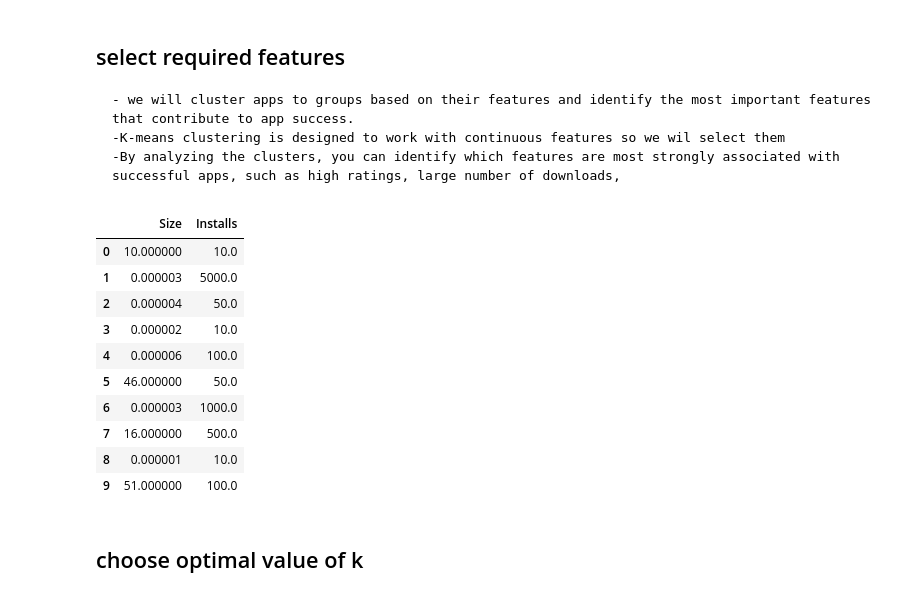
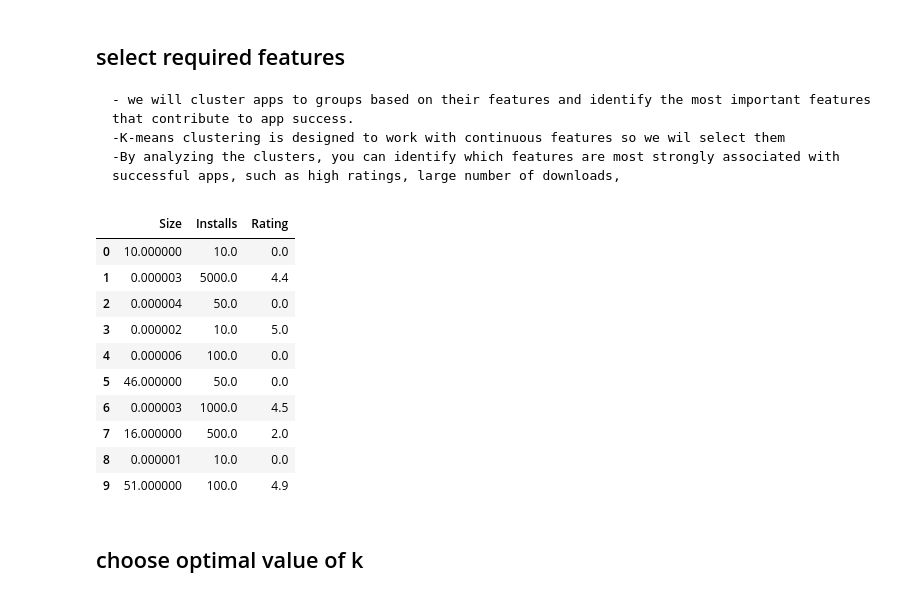
Before and after one commit to aymanreda56/XL-Data, a Jupyter notebook: DataAnalysis/Clustering/Kmean_Clustering.ipynb, the cells around one changed output. Drawn from its saved outputs; the diff is of its cells as text; code cells hidden in the pictures.

```diff
--- a/DataAnalysis/Clustering/Kmean_Clustering.ipynb
+++ b/DataAnalysis/Clustering/Kmean_Clustering.ipynb
@@ -73,21 +73,21 @@ df.head(10)
     -By analyzing the clusters, you can identify which features are most strongly associated with successful apps, such as high ratings, large number of downloads,
 # %%
 # select installs and size (MB) columns
-data = df[[ 'Size', 'Installs']]
+data = df[[ 'Size', 'Installs', 'Rating']]
 data.head(10)
 #print data type of each column
 # %% [output]
-|  | Size | Installs |
-| 0 | 10.000000 | 10.0 |
-| 1 | 0.000003 | 5000.0 |
-| 2 | 0.000004 | 50.0 |
-| 3 | 0.000002 | 10.0 |
-| 4 | 0.000006 | 100.0 |
-| 5 | 46.000000 | 50.0 |
-| 6 | 0.000003 | 1000.0 |
-| 7 | 16.000000 | 500.0 |
-| 8 | 0.000001 | 10.0 |
-| 9 | 51.000000 | 100.0 |
+|  | Size | Installs | Rating |
+| 0 | 10.000000 | 10.0 | 0.0 |
+| 1 | 0.000003 | 5000.0 | 4.4 |
+| 2 | 0.000004 | 50.0 | 0.0 |
+| 3 | 0.000002 | 10.0 | 5.0 |
+| 4 | 0.000006 | 100.0 | 0.0 |
+| 5 | 46.000000 | 50.0 | 0.0 |
+| 6 | 0.000003 | 1000.0 | 4.5 |
+| 7 | 16.000000 | 500.0 | 2.0 |
+| 8 | 0.000001 | 10.0 | 0.0 |
+| 9 | 51.000000 | 100.0 | 4.9 |
 # %% [markdown]
 ## choose optimal value of k
 # %% [markdown]
```
Also changed, not shown: parts of 8 cells of this notebook.
